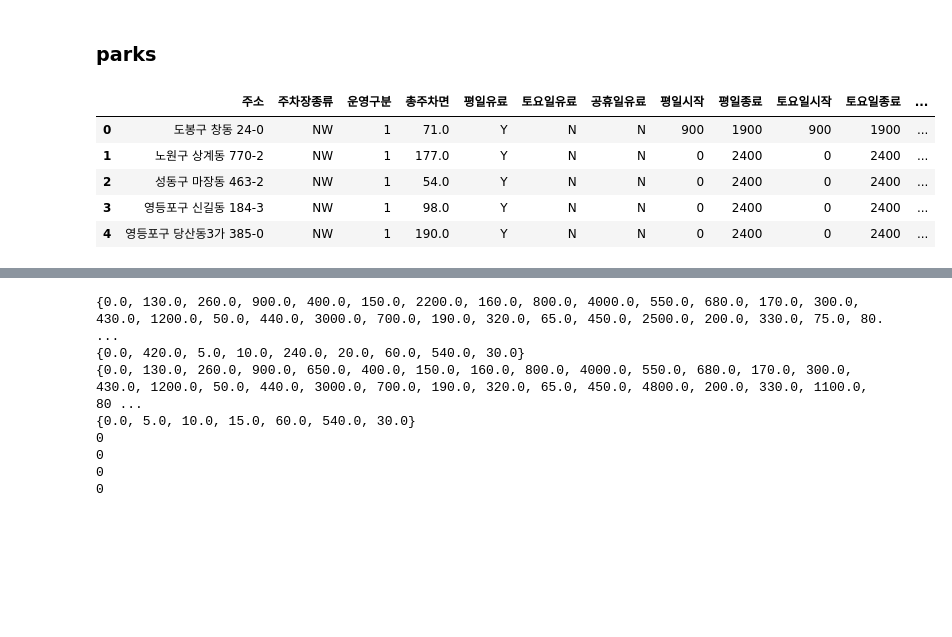
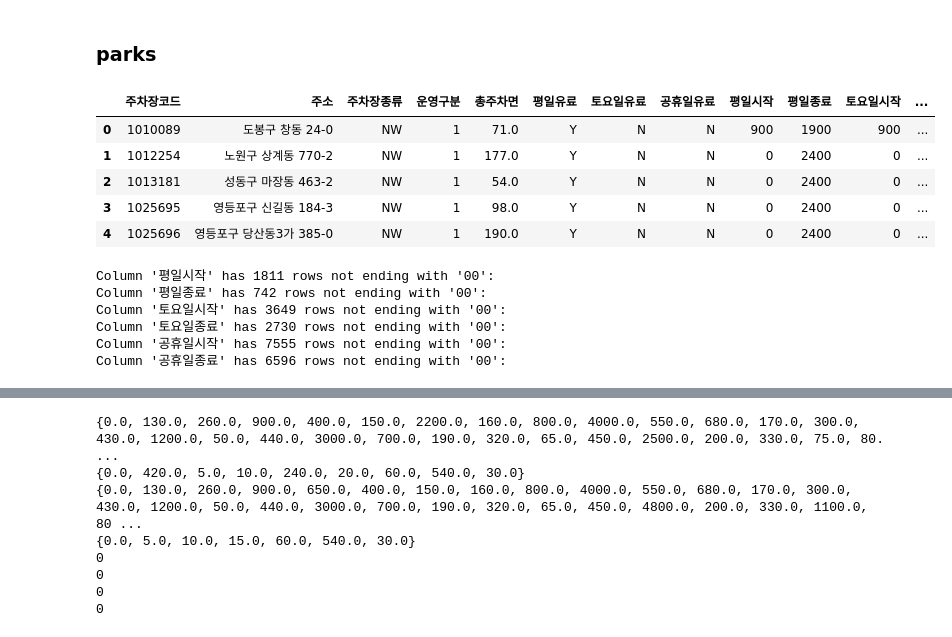
Before and after one commit to vxlmlxv/20251R0136COSE47101, a Jupyter notebook: src/cleaning.ipynb, the cells around one changed output, grey strips where cells are left out. Saved outputs shown, nothing was run; the diff lists cells and outputs as text; code cells hidden in the pictures; blank space fills up the shorter version.

```diff
--- a/src/cleaning.ipynb
+++ b/src/cleaning.ipynb
@@ -39,7 +38,7 @@ df_reports.shape
 # %% [output]
 (3070528, 5)
 # %%
-file4 = 'rawdata/서울시 공영주차장 안내 정보.csv'
+file4 = '../rawdata/서울시 공영주차장 안내 정보.csv'
 df_park_info = pd.read_csv(file4, encoding='cp949')
 # %%
 display(df_park_info.columns)
@@ -69,36 +68,60 @@ df_park_info.head()
 # %%
 
 # Rename columns
 df_park_info = df_park_info.rename(columns={
     '주차장 종류': '주차장종류',
     '총 주차면': '총주차면',
     '유무료구분': '평일유료',
     '평일 운영 시작시각(HHMM)': '평일시작',
     '평일 운영 종료시각(HHMM)': '평일종료',
     '주말 운영 시작시각(HHMM)': '토요일시작',
     '주말 운영 종료시각(HHMM)': '토요일종료',
     '공휴일 운영 시작시각(HHMM)': '공휴일시작',
     '공휴일 운영 종료시각(HHMM)': '공휴일종료',
     '토요일 유,무료 구분': '토요일유료',
     '공휴일 유,무료 구분': '공휴일유료',
     '기본 주차 요금': '기본주차요금',
     '기본 주차 시간(분 단위)': '기본주차시간',
     '추가 단위 요금': '추가단위요금',
     '추가 단위 시간(분 단위)': '추가단위시간'
 })
 
 # Define the desired column order
-new_columns = ['주소', '주차장종류', '운영구분', '총주차면', '평일유료', '토요일유료', '공휴일유료', '평일시작', '평일종료', '토요일시작', '토요일종료', '공휴일시작', '공휴일종료', '기본주차요금', '기본주차시간', '추가단위요금', '추가단위시간', '경도', '위도']
+new_columns = ['주차장코드', '주소', '주차장종류', '운영구분', '총주차면', '평일유료', '토요일유료', '공휴일유료', '평일시작', '평일종료', '토요일시작', '토요일종료', '공휴일시작', '공휴일종료', '기본주차요금', '기본주차시간', '추가단위요금', '추가단위시간', '경도', '위도']
 
 # Reorder the columns in the DataFrame
 df_parks = df_park_info[new_columns]
 
 display(df_parks.head())
 # display(df_parks.tail())
 # %% [output]
-|  | 주소 | 주차장종류 | 운영구분 | 총주차면 | 평일유료 | 토요일유료 | 공휴일유료 | 평일시작 | 평일종료 | 토요일시작 | 토요일종료 | ... |
-| 0 | 도봉구 창동 24-0 | NW | 1 | 71.0 | Y | N | N | 900 | 1900 | 900 | 1900 | ... |
-| 1 | 노원구 상계동 770-2 | NW | 1 | 177.0 | Y | N | N | 0 | 2400 | 0 | 2400 | ... |
-| 2 | 성동구 마장동 463-2 | NW | 1 | 54.0 | Y | N | N | 0 | 2400 | 0 | 2400 | ... |
-| 3 | 영등포구 신길동 184-3 | NW | 1 | 98.0 | Y | N | N | 0 | 2400 | 0 | 2400 | ... |
-| 4 | 영등포구 당산동3가 385-0 | NW | 1 | 190.0 | Y | N | N | 0 | 2400 | 0 | 2400 | ... |
+|  | 주차장코드 | 주소 | 주차장종류 | 운영구분 | 총주차면 | 평일유료 | 토요일유료 | 공휴일유료 | 평일시작 | 평일종료 | 토요일시작 | ... |
+| 0 | 1010089 | 도봉구 창동 24-0 | NW | 1 | 71.0 | Y | N | N | 900 | 1900 | 900 | ... |
+| 1 | 1012254 | 노원구 상계동 770-2 | NW | 1 | 177.0 | Y | N | N | 0 | 2400 | 0 | ... |
+| 2 | 1013181 | 성동구 마장동 463-2 | NW | 1 | 54.0 | Y | N | N | 0 | 2400 | 0 | ... |
+| 3 | 1025695 | 영등포구 신길동 184-3 | NW | 1 | 98.0 | Y | N | N | 0 | 2400 | 0 | ... |
+| 4 | 1025696 | 영등포구 당산동3가 385-0 | NW | 1 | 190.0 | Y | N | N | 0 | 2400 | 0 | ... |
+# %%
+# Check for rows that don't end with '00' in time columns
+time_columns = ['평일시작', '평일종료', '토요일시작', '토요일종료', '공휴일시작', '공휴일종료']
+
+# Convert to string and check which ones don't end with '00'
+invalid_rows = pd.DataFrame()
+
+for col in time_columns:
+    # Convert to string, handle NaN values
+    col_str = df_parks[col].astype(str)
+    # Find rows that don't end with '00' (excluding 'nan')
+    mask = ~col_str.str.endswith('00') & (col_str != 'nan')
+    if mask.any():
+        print(f"Column '{col}' has {mask.sum()} rows not ending with '00':")
+        invalid_data = df_parks[mask][[col, '주소']].copy()
+        invalid_data['column'] = col
+        invalid_rows = pd.concat([invalid_rows, invalid_data], ignore_index=True)
+# %% [output]
+Column '평일시작' has 1811 rows not ending with '00':
+Column '평일종료' has 742 rows not ending with '00':
+Column '토요일시작' has 3649 rows not ending with '00':
+Column '토요일종료' has 2730 rows not ending with '00':
+Column '공휴일시작' has 7555 rows not ending with '00':
+Column '공휴일종료' has 6596 rows not ending with '00':
```
Also changed, not shown: parts of 6 cells of this notebook, 2 other files.
